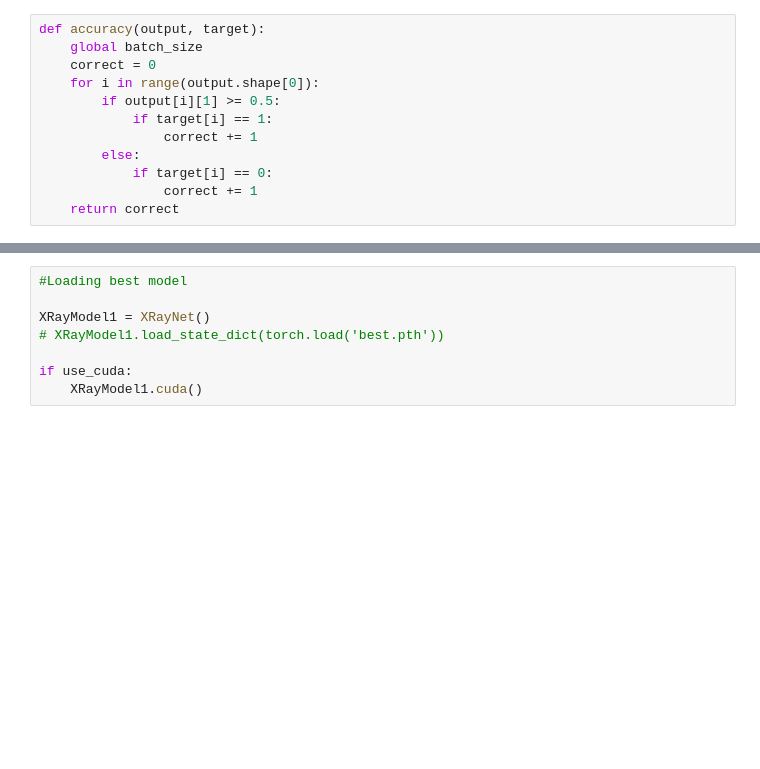
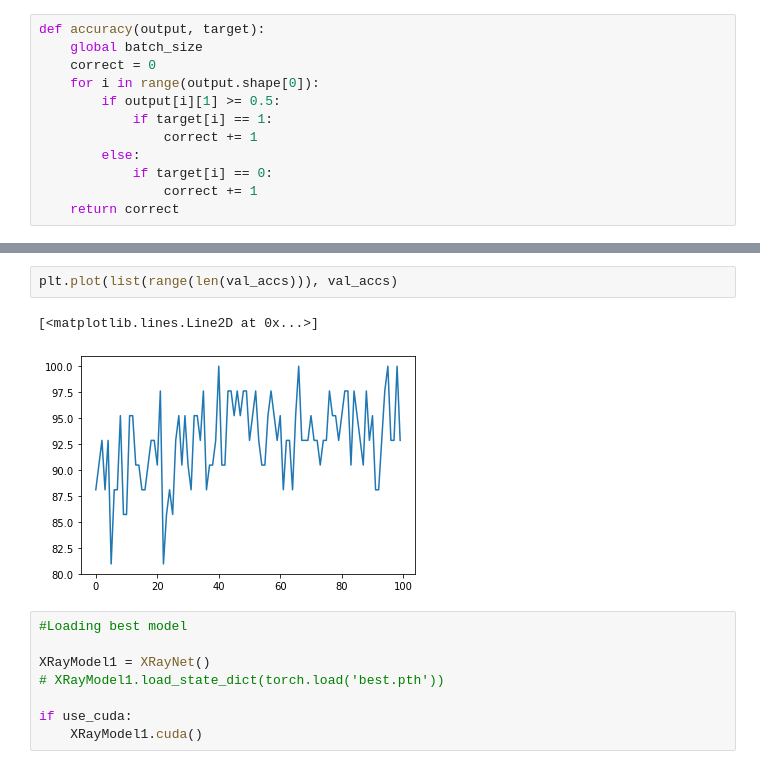
Before and after one commit to Akshayakayy/COVID19_X-rays, a Jupyter notebook: covid.ipynb, the cells around one changed output, grey strips where cells are left out. Drawn from its saved outputs; the diff is of its cells as text; blank space fills up the shorter version.

```diff
--- a/covid.ipynb
+++ b/covid.ipynb
@@ -412,3 +437,8 @@ plt.plot(list(range(n_epoch)), val_losses)
+# %%
+plt.plot(list(range(len(val_accs))), val_accs)
+# %% [output]
+[<matplotlib.lines.Line2D at 0x...>]
+[figure, added]
 # %%
 #Loading best model
 
```
Also changed, not shown: parts of 13 cells of this notebook.
